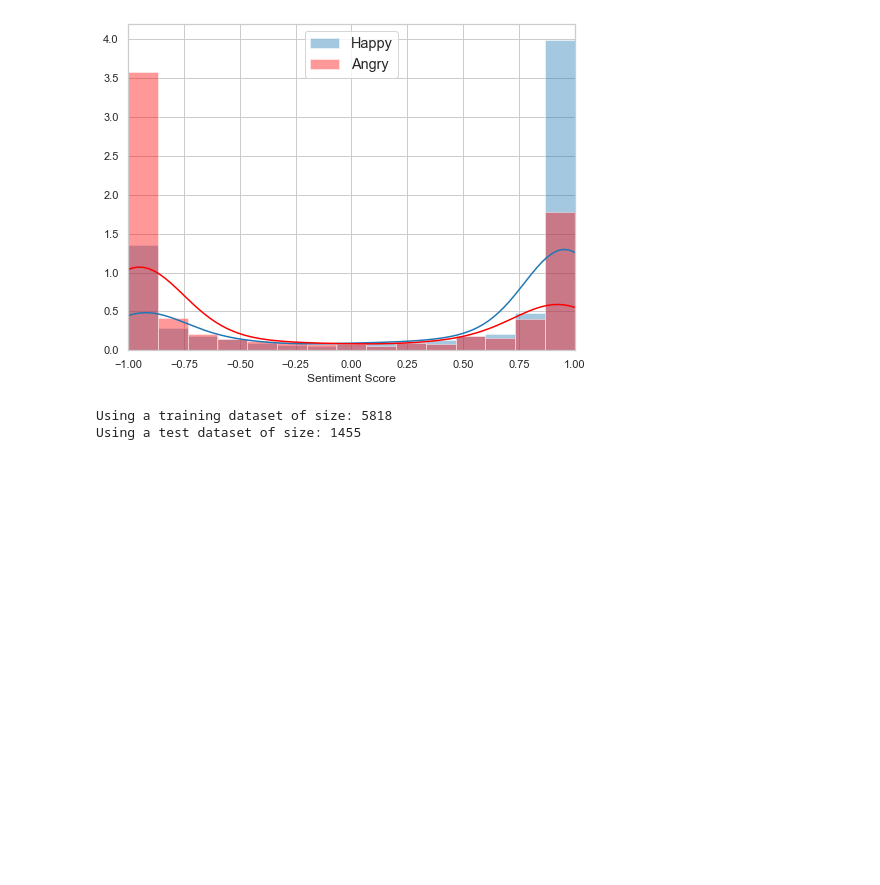
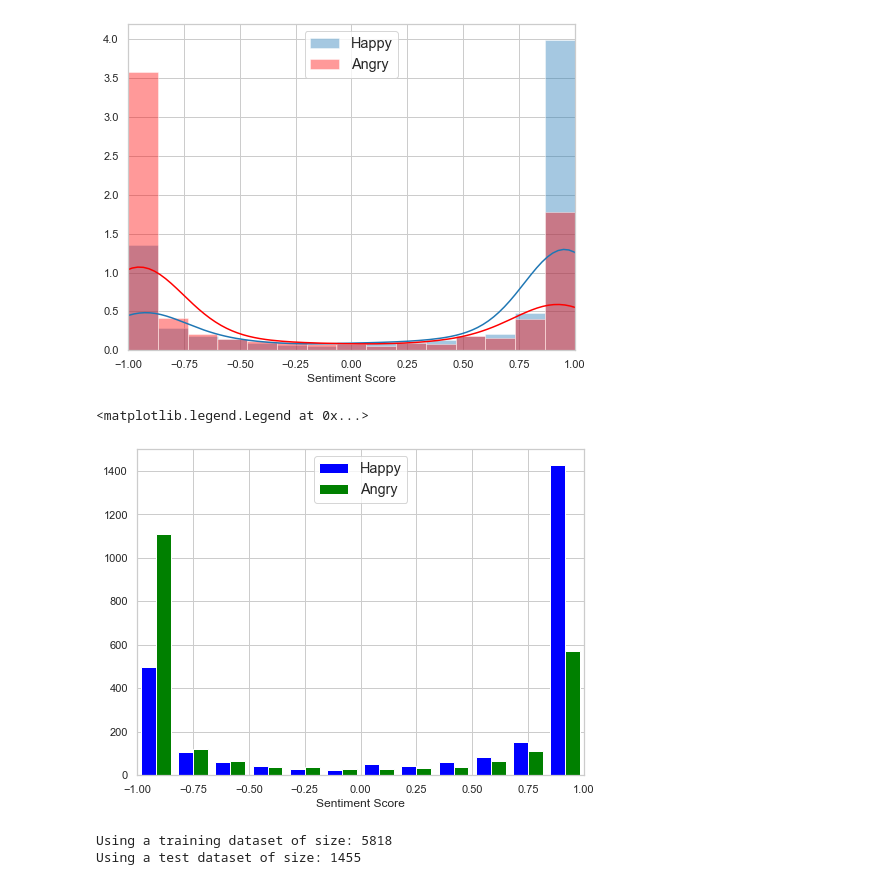
Before and after one commit to jecutter/Emotify_Insight_Project, a Jupyter notebook: Emotify_Project_Dev.ipynb, the cells around one changed output. Cells and saved outputs as stored; diff of their text form; code cells hidden in the pictures; blank space fills up the shorter version.

```diff
--- a/Emotify_Project_Dev.ipynb
+++ b/Emotify_Project_Dev.ipynb
@@ -1265,6 +1262,15 @@ ax.legend(loc='upper center', fontsize='large')
 # %% [output]
 <matplotlib.legend.Legend at 0x...>
 [figure]
+# %%
+fig, ax = plt.subplots(figsize=(8, 6))
+plt.hist([df_lyrics[df_lyrics.overall_emotion == 'happy'].sent_score.values, df_lyrics[df_lyrics.overall_emotion == 'angry'].sent_score.values], color=['b', 'g'], label=['Happy', 'Angry'], bins=12)
+ax.set_xlim(-1, 1)
+ax.set_xlabel('Sentiment Score')
+ax.legend(loc='upper center', fontsize='large')
+# %% [output]
+<matplotlib.legend.Legend at 0x...>
+[figure, added]
 # %%
 # Reduce the lyrics training set to only include 'happy', 'sad', and 'angry'
 df_lyrics_red = df_lyrics[df_lyrics.overall_emotion != 'calm']
```
Also changed, not shown: parts of 2 cells of this notebook, 1 other file.
